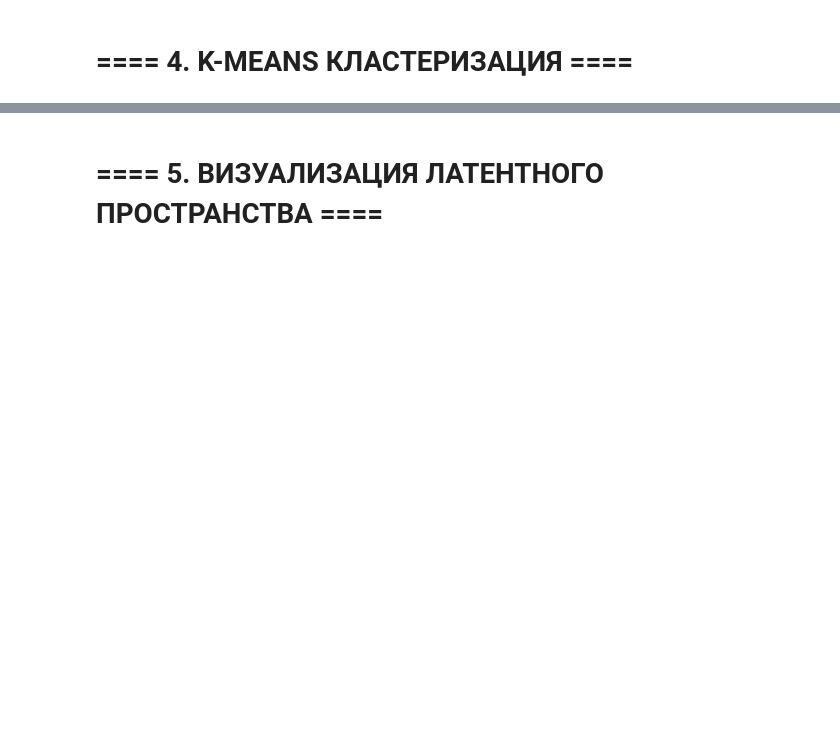
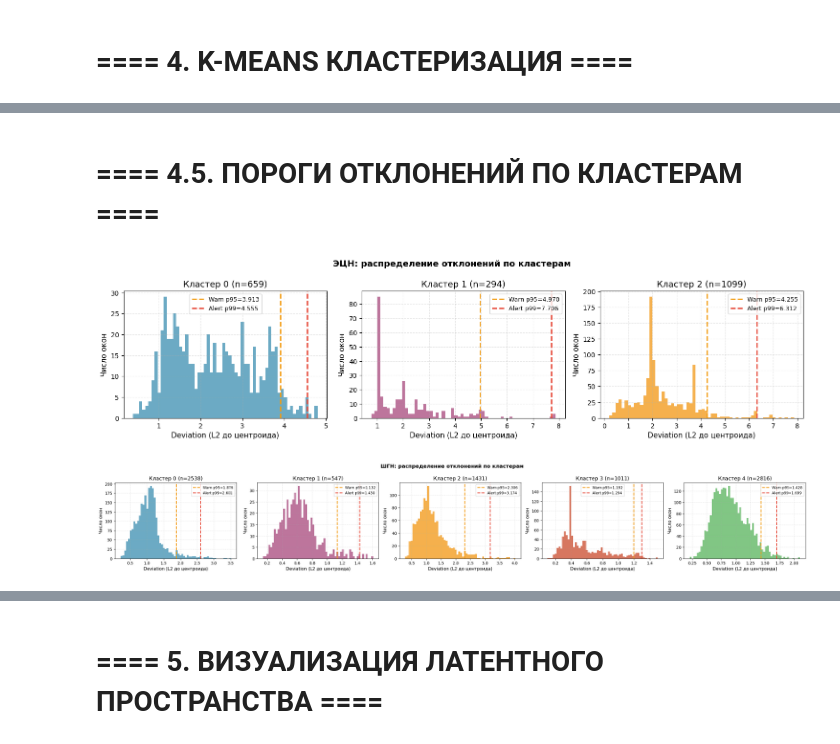
Before and after one commit to AlibekovAA/well_typification_latent, a Jupyter notebook: training/clustering.ipynb, the cells around one changed output, grey strips where cells are left out. Cells and saved outputs as stored; diff of their text form; code cells hidden in the pictures; blank space fills up the shorter version.

```diff
--- a/training/clustering.ipynb
+++ b/training/clustering.ipynb
@@ -307,0 +322,2 @@ km_shgn, labels_shgn = fit_kmeans(Z_shgn, N_CLUSTERS["shgn"], "ШГН")
+# %% [markdown]
+# ==== 4.5. ПОРОГИ ОТКЛОНЕНИЙ ПО КЛАСТЕРАМ ====
@@ -307,0 +390,24 @@ km_shgn, labels_shgn = fit_kmeans(Z_shgn, N_CLUSTERS["shgn"], "ШГН")
+# %%
+devs_ecn = compute_deviations(Z_ecn, km_ecn, labels_ecn)
+devs_shgn = compute_deviations(Z_shgn, km_shgn, labels_shgn)
+
+thresholds_ecn = compute_thresholds(devs_ecn, labels_ecn, N_CLUSTERS["ecn"])
+thresholds_shgn = compute_thresholds(devs_shgn, labels_shgn, N_CLUSTERS["shgn"])
+
+plot_deviation_histograms(devs_ecn, labels_ecn, thresholds_ecn, "ЭЦН", N_CLUSTERS["ecn"])
+plot_deviation_histograms(devs_shgn, labels_shgn, thresholds_shgn, "ШГН", N_CLUSTERS["shgn"])
+
+for pump_type, thr in (("ЭЦН", thresholds_ecn), ("ШГН", thresholds_shgn)):
+    logger.info("%s пороги:", pump_type)
+    for k, vals in thr.items():
+        logger.info(
+            "  Кластер %d | warn=%.4f | alert=%.4f | mean=%.4f | std=%.4f",
+            k,
+            vals["warn"],
+            vals["alert"],
+            vals["mean"],
+            vals["std"],
+        )
+# %% [output]
+[figure, added]
+[figure, added]
```
Also changed, not shown: parts of 30 cells of this notebook, 6 other files.
